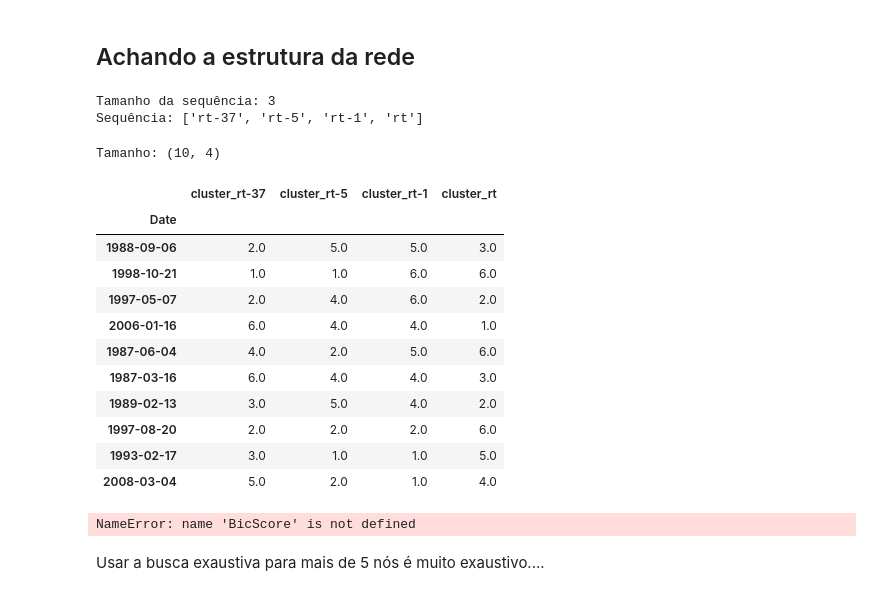
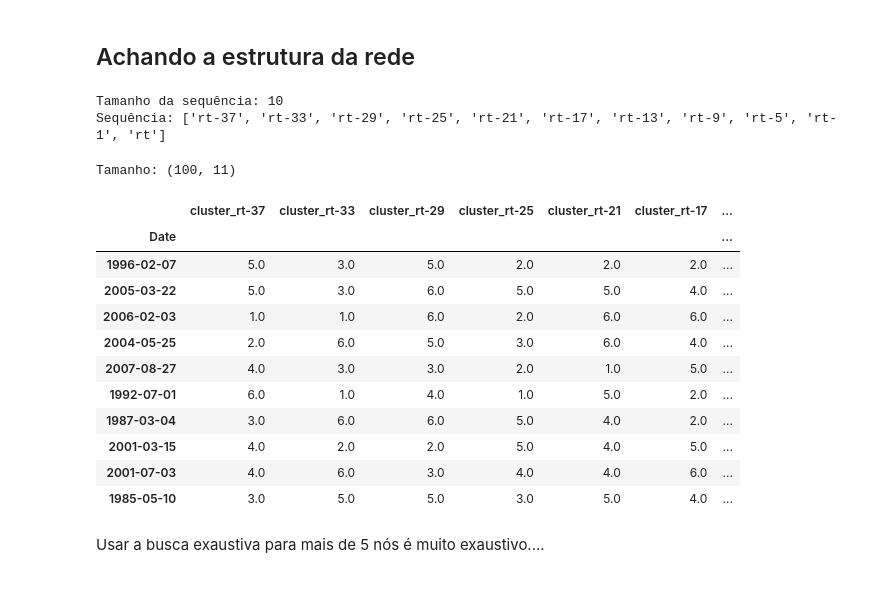
Before and after one commit to cafe-com-analytics/stock_market_index_daily_direction, a Jupyter notebook: notebooks/01_reproducing_paper.ipynb, the cells around one changed output. Drawn from its saved outputs; the diff is of its cells as text; code cells hidden in the pictures.

```diff
--- a/notebooks/01_reproducing_paper.ipynb
+++ b/notebooks/01_reproducing_paper.ipynb
@@ -300,52 +316,52 @@ X_train_ward.groupby(["cluster"]).agg({"rt": ["min", "max", "mean", "median", "c
 # %% [markdown]
 ## Achando a estrutura da rede
 # %%
-# sequencia = np.arange(1, 20, 4)
-sequencia = [1,5,37]
+sequencia = np.arange(1, 40, 4)
+# sequencia = [1,5,37]
 sequencia_rt = list(["rt-"+str(_) for _ in sequencia][::-1])
 sequencia_rt.append('rt')
 
 print(f"""\nTamanho da sequência: {len(sequencia)}
 Sequência: {sequencia_rt}""")
 # %% [output]
-Tamanho da sequência: 3
-Sequência: ['rt-37', 'rt-5', 'rt-1', 'rt']
+Tamanho da sequência: 10
+Sequência: ['rt-37', 'rt-33', 'rt-29', 'rt-25', 'rt-21', 'rt-17', 'rt-13', 'rt-9', 'rt-5', 'rt-1', 'rt']
 # %%
 X_train_network = X_train[["rt"]].copy()
 X_train_network = create_shifted_rt(X_train_network, sequencia)
 X_train_network = uniform_clustering(X_train_network, sequencia_rt)
 
 X_train_network.dropna(how="any", axis=0, inplace=True)
-X_train_network = X_train_network.sample(10, random_state=0).copy()
+X_train_network = X_train_network.sample(100, random_state=0).copy()
 # X_train_network = X_train_network.iloc[-10:,]
 X_train_network = X_train_network[[column for column in X_train_network.columns if 'cluster_' in column]]
 
 print(f"Tamanho: {X_train_network.shape}")
 
 X_train_network.tail(10)
 # %% [output]
-Tamanho: (10, 4)
+Tamanho: (100, 11)
-|  | cluster_rt-37 | cluster_rt-5 | cluster_rt-1 | cluster_rt |
-| Date |  |  |  |  |
-| 1988-09-06 | 2.0 | 5.0 | 5.0 | 3.0 |
-| 1998-10-21 | 1.0 | 1.0 | 6.0 | 6.0 |
-| 1997-05-07 | 2.0 | 4.0 | 6.0 | 2.0 |
-| 2006-01-16 | 6.0 | 4.0 | 4.0 | 1.0 |
-| 1987-06-04 | 4.0 | 2.0 | 5.0 | 6.0 |
-| 1987-03-16 | 6.0 | 4.0 | 4.0 | 3.0 |
-| 1989-02-13 | 3.0 | 5.0 | 4.0 | 2.0 |
-| 1997-08-20 | 2.0 | 2.0 | 2.0 | 6.0 |
-| 1993-02-17 | 3.0 | 1.0 | 1.0 | 5.0 |
-| 2008-03-04 | 5.0 | 2.0 | 1.0 | 4.0 |
+|  | cluster_rt-37 | cluster_rt-33 | cluster_rt-29 | cluster_rt-25 | cluster_rt-21 | cluster_rt-17 | ... |
+| Date |  |  |  |  |  |  | ... |
+| 1996-02-07 | 5.0 | 3.0 | 5.0 | 2.0 | 2.0 | 2.0 | ... |
+| 2005-03-22 | 5.0 | 3.0 | 6.0 | 5.0 | 5.0 | 4.0 | ... |
+| 2006-02-03 | 1.0 | 1.0 | 6.0 | 2.0 | 6.0 | 6.0 | ... |
+| 2004-05-25 | 2.0 | 6.0 | 5.0 | 3.0 | 6.0 | 4.0 | ... |
+| 2007-08-27 | 4.0 | 3.0 | 3.0 | 2.0 | 1.0 | 5.0 | ... |
+| 1992-07-01 | 6.0 | 1.0 | 4.0 | 1.0 | 5.0 | 2.0 | ... |
+| 1987-03-04 | 3.0 | 6.0 | 6.0 | 5.0 | 4.0 | 2.0 | ... |
+| 2001-03-15 | 4.0 | 2.0 | 2.0 | 5.0 | 4.0 | 5.0 | ... |
+| 2001-07-03 | 4.0 | 6.0 | 3.0 | 4.0 | 4.0 | 6.0 | ... |
+| 1985-05-10 | 3.0 | 5.0 | 5.0 | 3.0 | 5.0 | 4.0 | ... |
 # %%
-from pgmpy.estimators import PC, HillClimbSearch, ExhaustiveSearch, K2Score
+from pgmpy.estimators import PC, HillClimbSearch, ExhaustiveSearch, K2Score, BicScore
 from pgmpy.utils import get_example_model
 from pgmpy.sampling import BayesianModelSampling
 
 bic = BicScore(X_train_network)
 k2 = K2Score(X_train_network)
 
-scoring_method = k2
+scoring_method = bic
 
 serch_method =  "HillClimbSearch" # or "ExhaustiveSearch"
 
@@ -355,7 +371,7 @@ if serch_method == "ExhaustiveSearch":
 
     print("All DAGs by score:")
     for score, dag in reversed(es.all_scores()):
-        if (len(dag.edges()) == 3): # and ("cluster_rt" in dag.edges())
+        if (len(dag.edges()) >= 3): # and ("cluster_rt" in dag.edges())
             print(score, dag.edges())
         # print(score, len(dag.edges()))
         # print(score, dag.edges())
@@ -364,9 +380,6 @@ else:
     best_model = es.estimate(max_indegree=3, scoring_method=scoring_method, max_iter=100)
 
     for combination in best_model.edges():
-        if "cluster_rt" in combination:
-            print(combination)
+        print(combination)
-# %% [output]
-NameError: name 'BicScore' is not defined
 # %% [markdown]
 Usar a busca exaustiva para mais de 5 nós é muito exaustivo....
```
Also changed, not shown: parts of 1 cell of this notebook.
